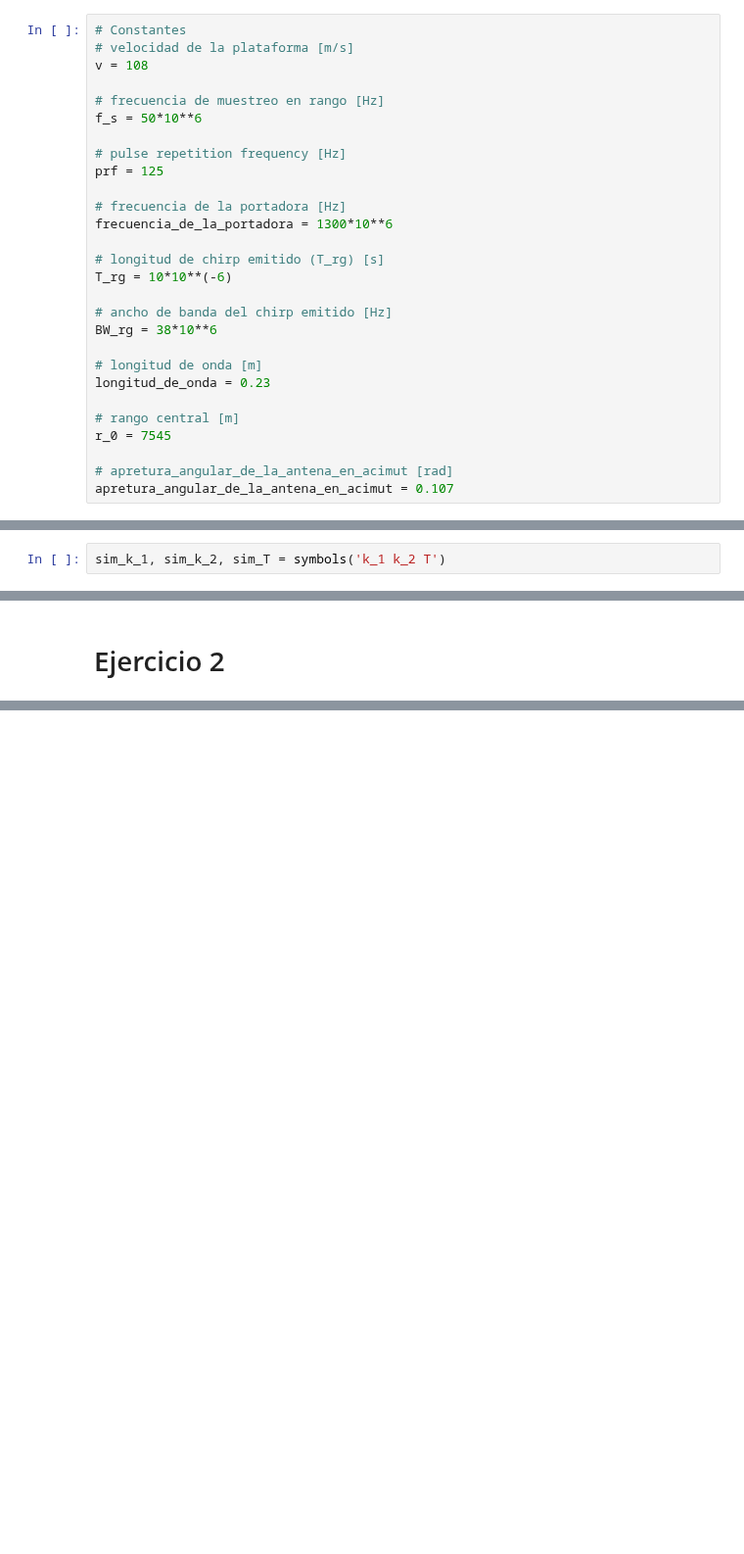
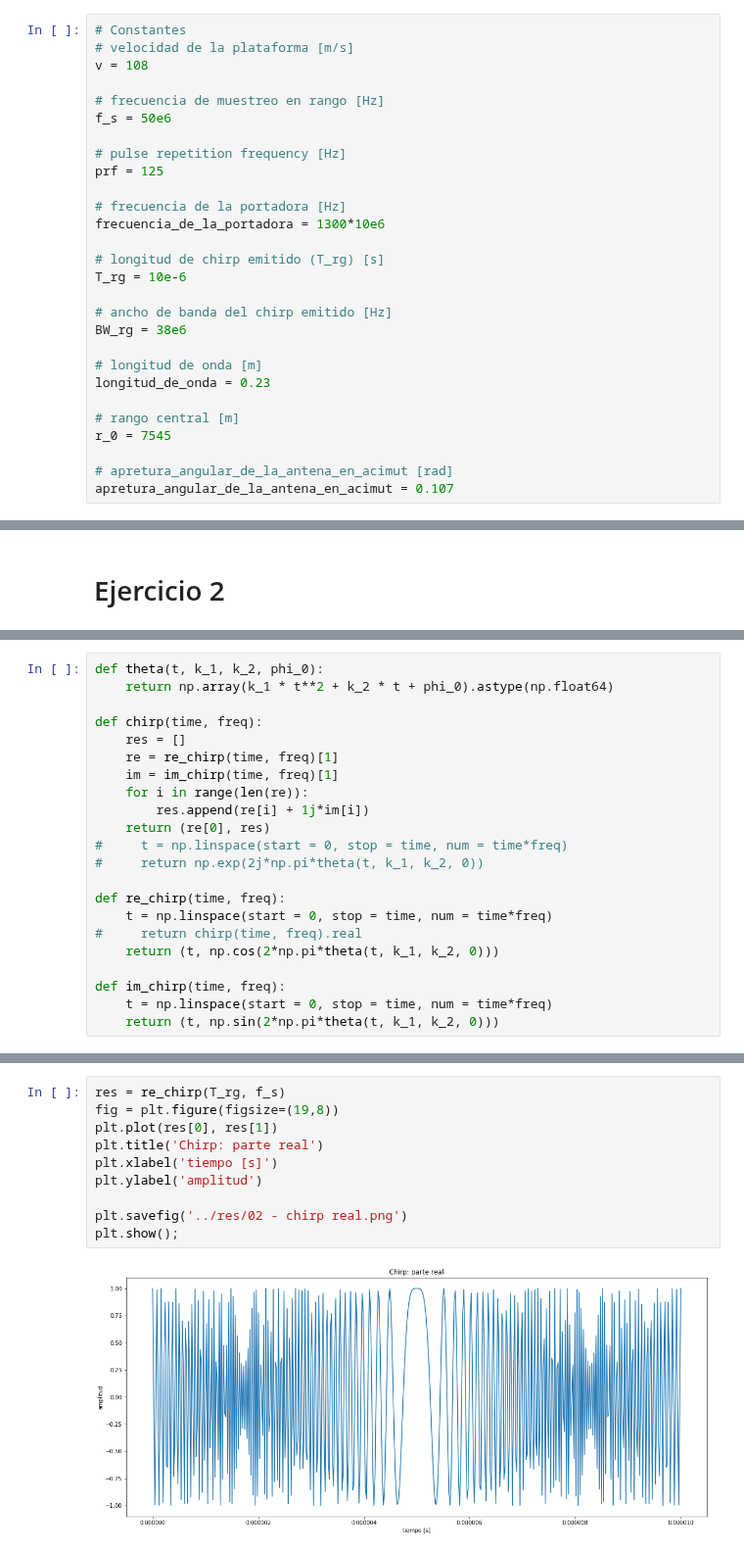
Before and after one commit to rozanecm/6674_tpFinal, a Jupyter notebook: notebooks/Ejercicios.ipynb, the cells around one changed output, grey strips where cells are left out. Shown at 98% size. Cells and saved outputs as stored; diff of their text form; blank space fills up the shorter version.

```diff
--- a/notebooks/Ejercicios.ipynb
+++ b/notebooks/Ejercicios.ipynb
@@ -7,19 +13,19 @@ import numpy as np
 v = 108
 
 # frecuencia de muestreo en rango [Hz]
-f_s = 50*10**6
+f_s = 50e6
 
 # pulse repetition frequency [Hz]
 prf = 125
 
 # frecuencia de la portadora [Hz]
-frecuencia_de_la_portadora = 1300*10**6
+frecuencia_de_la_portadora = 1300*10e6
 
 # longitud de chirp emitido (T_rg) [s]
-T_rg = 10*10**(-6)
+T_rg = 10e-6
 
 # ancho de banda del chirp emitido [Hz]
-BW_rg = 38*10**6
+BW_rg = 38e6
 
 # longitud de onda [m]
 longitud_de_onda = 0.23
@@ -41,5 +60,3 @@ sim_t = symbols('t')
 # Ejercicio 1
 # %% [markdown]
 Se pide encontrar tres ctes. Las defino:
-# %%
-sim_k_1, sim_k_2, sim_T = symbols('k_1 k_2 T')
@@ -77,0 +128,22 @@ valor k_2: -38000000
+# %%
+def theta(t, k_1, k_2, phi_0):
+    return np.array(k_1 * t**2 + k_2 * t + phi_0).astype(np.float64)
+
+def chirp(time, freq):
+    res = []
+    re = re_chirp(time, freq)[1]
+    im = im_chirp(time, freq)[1]
+    for i in range(len(re)):
+        res.append(re[i] + 1j*im[i])
+    return (re[0], res)
+#     t = np.linspace(start = 0, stop = time, num = time*freq)
+#     return np.exp(2j*np.pi*theta(t, k_1, k_2, 0))
+
+def re_chirp(time, freq):
+    t = np.linspace(start = 0, stop = time, num = time*freq)
+#     return chirp(time, freq).real
+    return (t, np.cos(2*np.pi*theta(t, k_1, k_2, 0)))
+
+def im_chirp(time, freq):
+    t = np.linspace(start = 0, stop = time, num = time*freq)
+    return (t, np.sin(2*np.pi*theta(t, k_1, k_2, 0)))
@@ -77,0 +152,12 @@ valor k_2: -38000000
+# %%
+res = re_chirp(T_rg, f_s)
+fig = plt.figure(figsize=(19,8))
+plt.plot(res[0], res[1])
+plt.title('Chirp: parte real')
+plt.xlabel('tiempo [s]')
+plt.ylabel('amplitud')
+
+plt.savefig('../res/02 - chirp real.png')
+plt.show();
+# %% [output]
+[figure, added]
```
Also changed, not shown: parts of 36 cells of this notebook, 4 other files.
